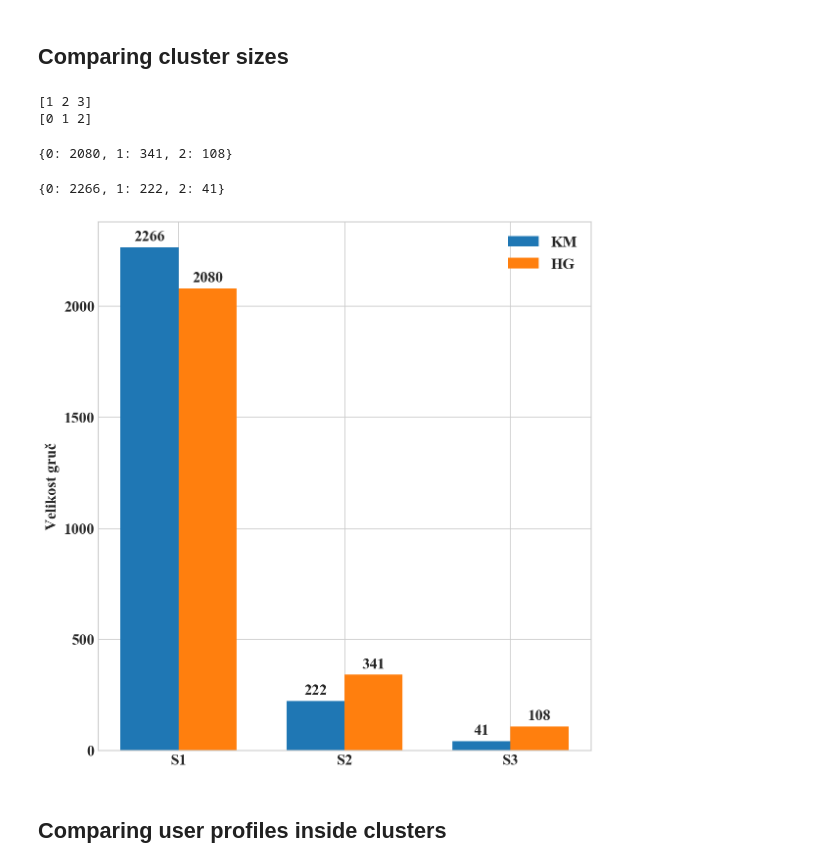
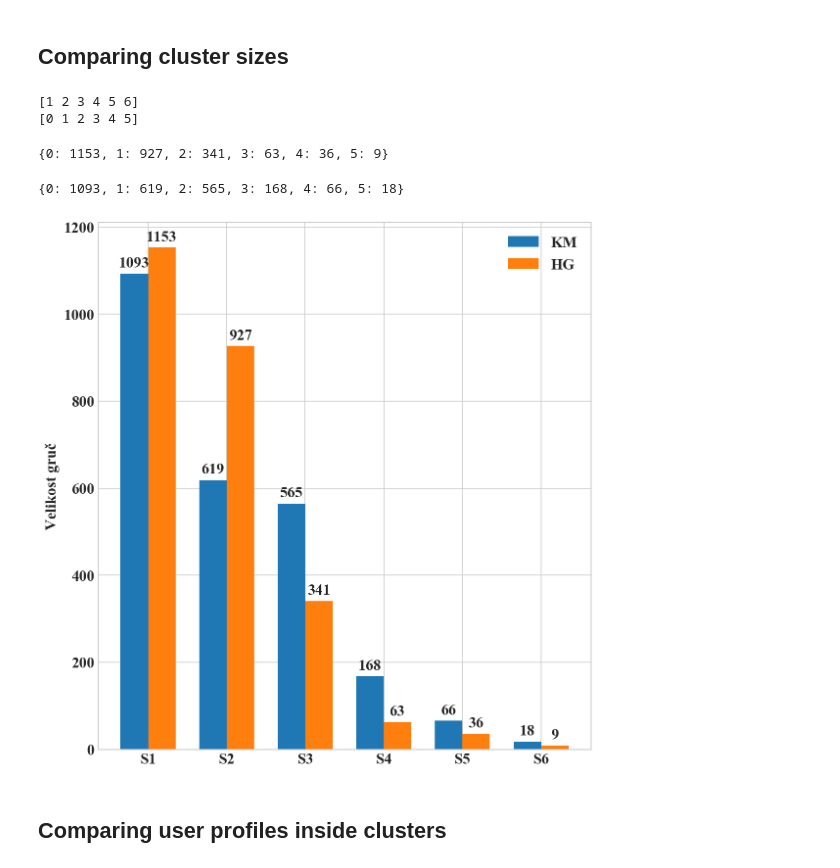
Before and after one commit to 9SpaceBunny2/clustering-energy-consumption, a Jupyter notebook: clustering.ipynb, the cells around one changed output. Drawn from its saved outputs; the diff is of its cells as text; code cells hidden in the pictures.

Commit message:
added new notebook for clustering comparison

```diff
--- a/clustering.ipynb
+++ b/clustering.ipynb
@@ -127,26 +127,29 @@ def cluster_size(cluster_labels):
     return cluster_obj
 # %%
 # creating clusters
+
+num_clust = 6
+
 # hierarchical clustering
-hc_cluster_labels = fcluster(linkage_matrix, 84, criterion='distance')
+hc_cluster_labels = fcluster(linkage_matrix, num_clust, criterion='maxclust')
 print(np.unique(hc_cluster_labels))
 
 # kmeans clustering
-km_cluster_labels = KMeans(init='random', n_clusters=3, n_init=10, max_iter=300, random_state=42).fit_predict(week_dist_matrix)
+km_cluster_labels = KMeans(init='random', n_clusters=num_clust, n_init=10, max_iter=300, random_state=42).fit_predict(week_dist_matrix)
 print(np.unique(km_cluster_labels))
 # %% [output]
-[1 2 3]
-[0 1 2]
+[1 2 3 4 5 6]
+[0 1 2 3 4 5]
 # %%
 hc_obj = cluster_size(hc_cluster_labels)
 km_obj = cluster_size(km_cluster_labels)
 
 display(hc_obj, km_obj)
 # %% [output]
-{0: 2080, 1: 341, 2: 108}
+{0: 1153, 1: 927, 2: 341, 3: 63, 4: 36, 5: 9}
-{0: 2266, 1: 222, 2: 41}
+{0: 1093, 1: 619, 2: 565, 3: 168, 4: 66, 5: 18}
 # %%
-labels = ['S1', 'S2', 'S3']
+labels = ['S{}'.format(c) for c in range(1, num_clust + 1)]
 km_data = [km_obj[i] for i in range(len(km_obj))]
 hc_data = [hc_obj[i] for i in range(len(hc_obj))]
 
@@ -158,34 +161,34 @@ rects1 = ax.bar(x - width/2, km_data, width, label='KM')
 rects2 = ax.bar(x + width/2, hc_data, width, label='HG')
 
 # Add some text for labels, title and custom x-axis tick labels, etc.
 # ax.set_ylabel('Cluster size')
 ax.set_ylabel('Velikost gruč', fontsize=15)
 # ax.set_title('Cluster size by group and method')
 ax.set_xticks(x)
 ax.set_xticklabels(labels, fontsize=15)
 ax.legend()
 
 
 def autolabel(rects):
     """Attach a text label above each bar in *rects*, displaying its height."""
     for rect in rects:
         height = rect.get_height()
         ax.annotate('{}'.format(height),
                     xy=(rect.get_x() + rect.get_width() / 2, height),
                     xytext=(0, 3),  # 3 points vertical offset
                     textcoords="offset points",
                     ha='center', va='bottom')
 
 
 autolabel(rects1)
 autolabel(rects2)
 
 fig.tight_layout()
 plt.savefig('images/cluster_size_comparison.jpg', dpi=200, bbox_inches='tight')
 
 plt.show()
 # %% [output]
-[figure, old version]
+[figure, new version]
 # %% [markdown]
 ## Comparing user profiles inside clusters
 # %%
```
Also changed, not shown: parts of 16 cells of this notebook, 12 other files.
